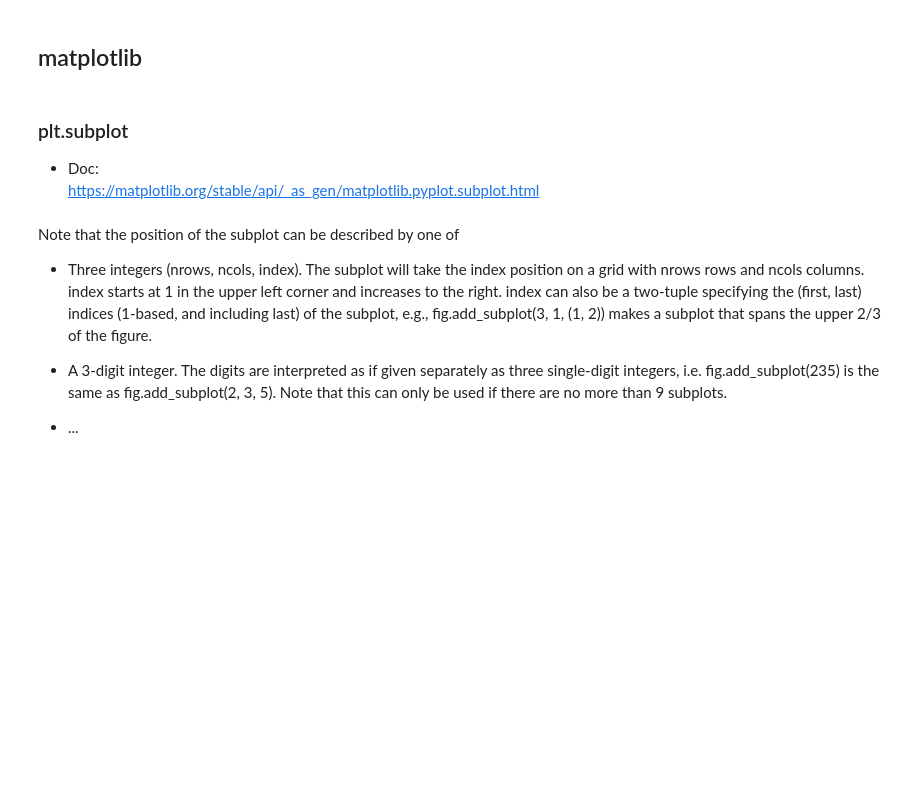
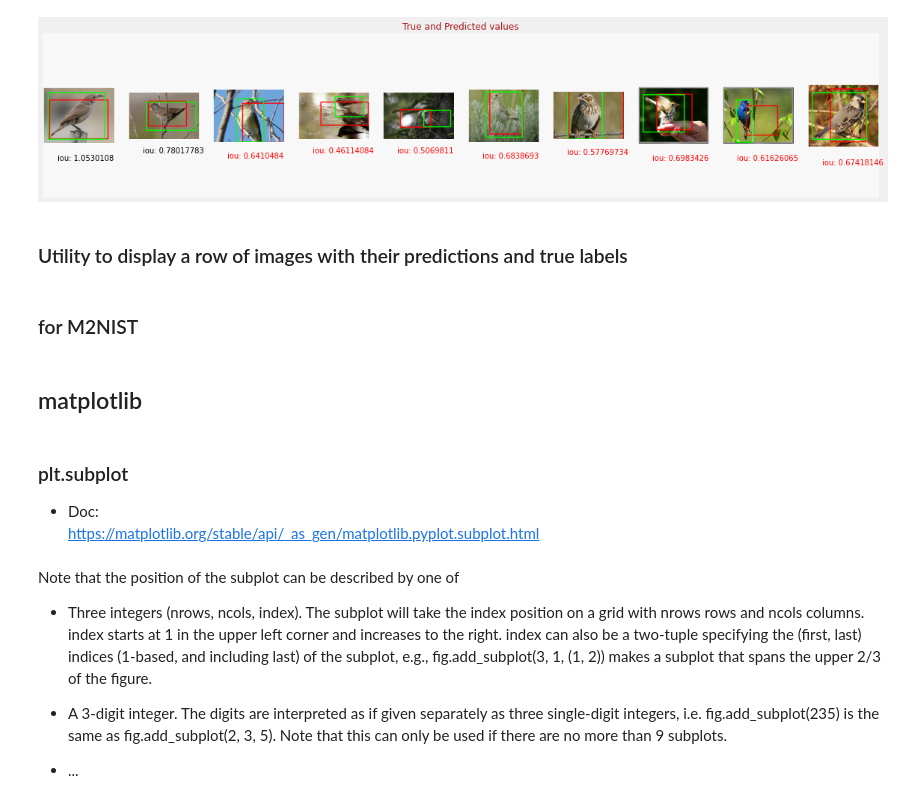
Before and after one commit to chen-xin-94/python_notebooks, a Jupyter notebook: Notes_Visualization.ipynb, the cells around one changed output. Drawn from its saved outputs; the diff is of its cells as text; code cells hidden in the pictures; blank space fills up the shorter version.

```diff
--- a/Notes_Visualization.ipynb
+++ b/Notes_Visualization.ipynb
@@ -0,0 +137,10 @@
+# %%
+# function call
+n = 10
+indexes = np.random.choice(len(predicted_bboxes), size=n)
+
+iou_to_draw = iou[indexes]
+norm_to_draw = original_images[indexes]
+display_digits_with_boxes(original_images[indexes], predicted_bboxes[indexes], normalized_bboxes[indexes], iou[indexes], "True and Predicted values", bboxes_normalized=True)
+# %% [output]
+[figure, added]
@@ -0,0 +264,2 @@
+# %% [markdown]
+### Utility to display a row of images with their predictions and true labels
@@ -0,0 +299,2 @@
+# %% [markdown]
+### for M2NIST
```
Also changed, not shown: parts of 14 cells of this notebook, 3 other files.
